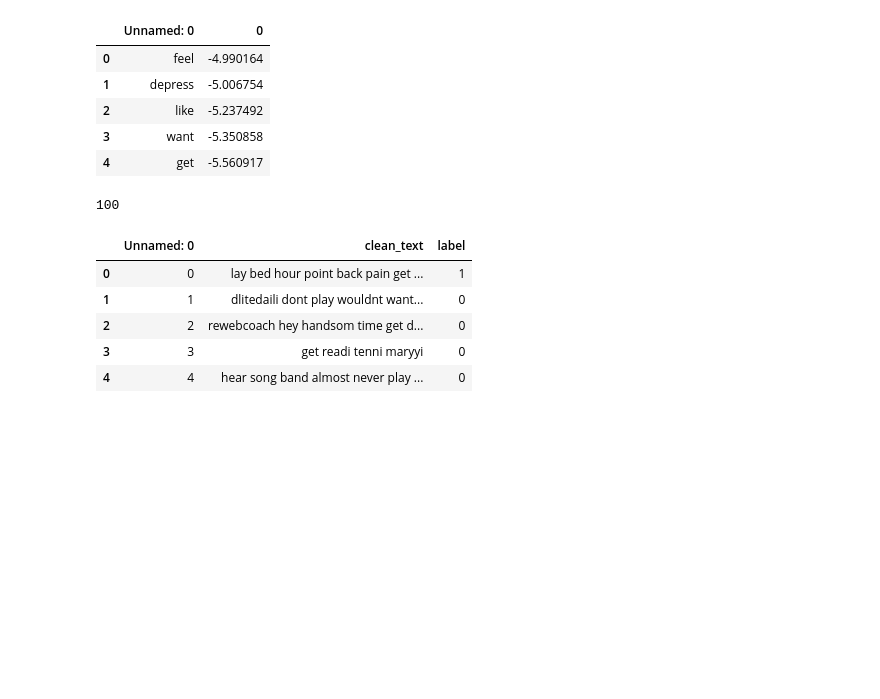
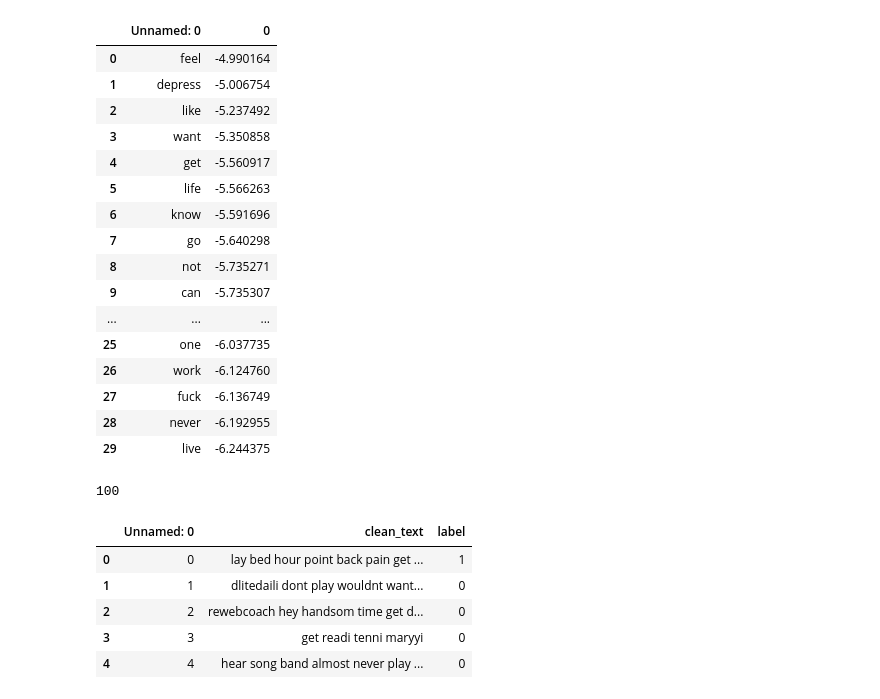
Before and after one commit to JoacoSoulez/Smart-Detector-of-Depressive-Disorder, a Jupyter notebook: notebooks/rnn_word2vec_without_core_words.ipynb, the cells around one changed output. Drawn from its saved outputs; the diff is of its cells as text; code cells hidden in the pictures; blank space fills up the shorter version.

```diff
--- a/notebooks/rnn_word2vec_without_core_words.ipynb
+++ b/notebooks/rnn_word2vec_without_core_words.ipynb
@@ -10,14 +10,25 @@ core_path = '/home/lucaspancotto/code/JoacoSoulez/mental_health_first_aid_evalua
 data= pd.read_csv(f'{path}')
 core_data = pd.read_csv(f'{core_path}')
 # %%
-core_data.head()
+core_data.head(30)
 # %% [output]
 |  | Unnamed: 0 | 0 |
 | 0 | feel | -4.990164 |
 | 1 | depress | -5.006754 |
 | 2 | like | -5.237492 |
 | 3 | want | -5.350858 |
 | 4 | get | -5.560917 |
+| 5 | life | -5.566263 |
+| 6 | know | -5.591696 |
+| 7 | go | -5.640298 |
+| 8 | not | -5.735271 |
+| 9 | can | -5.735307 |
+| ... | ... | ... |
+| 25 | one | -6.037735 |
+| 26 | work | -6.124760 |
+| 27 | fuck | -6.136749 |
+| 28 | never | -6.192955 |
+| 29 | live | -6.244375 |
 # %%
 core_words = core_data['Unnamed: 0'].to_list()[0:100]
 # %%
```
Also changed, not shown: parts of 4 cells of this notebook.
